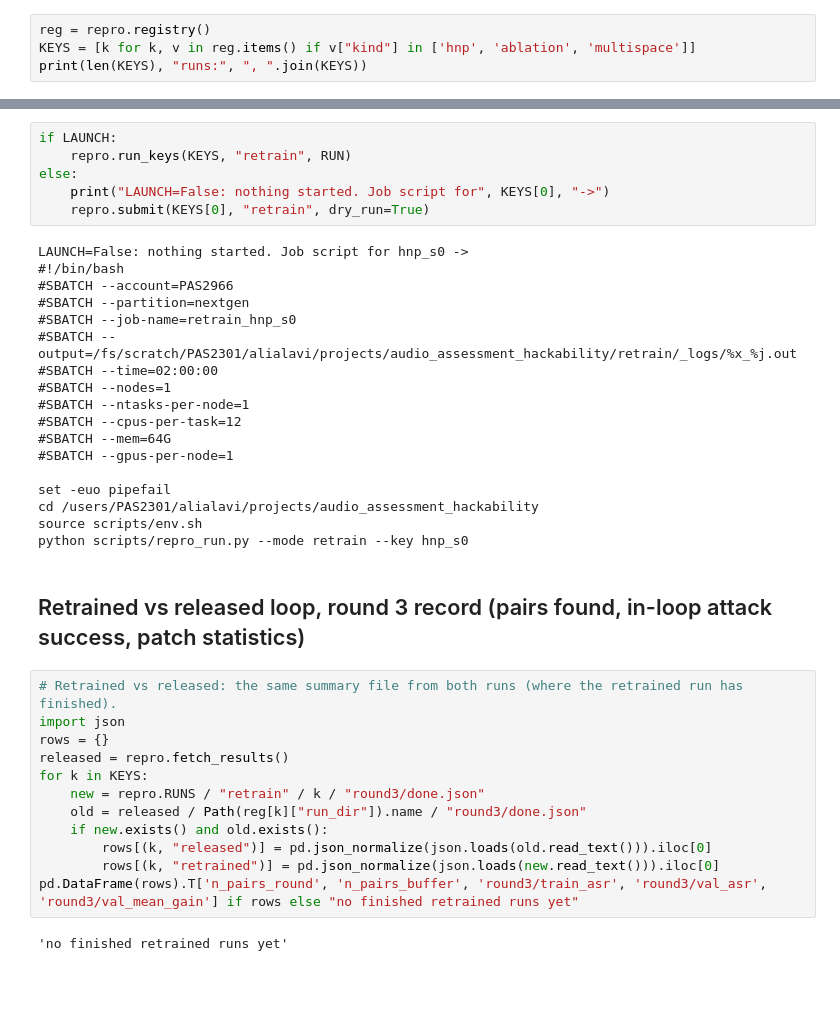
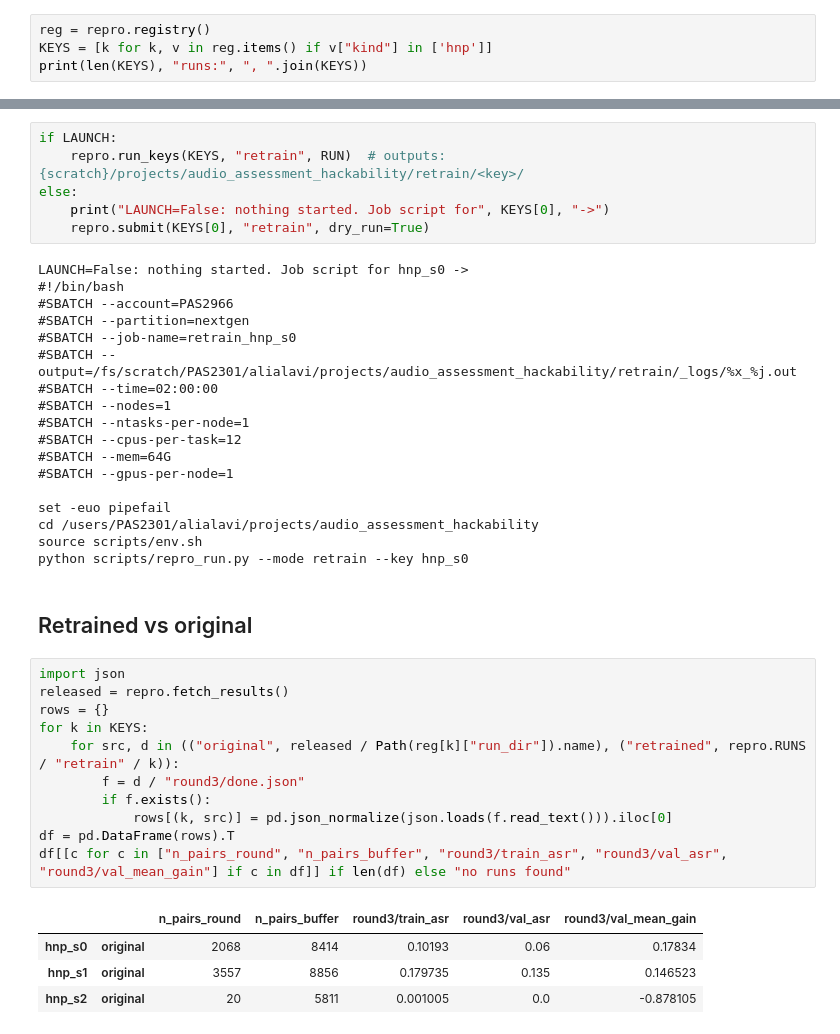
Before and after one commit to saliAlavi/audio_assessment_hackability, a Jupyter notebook: notebooks/training/05_patch_loop.ipynb, the cells around one changed output, grey strips where cells are left out. Cells and saved outputs as stored; diff of their text form; blank space fills up the shorter version.

```diff
--- a/notebooks/11_train_patch_loops.ipynb
+++ b/notebooks/training/05_patch_loop.ipynb
@@ -36,6 +35,6 @@ LAUNCH = os.environ.get("NB_LAUNCH", "0") == "1"
 RUN = os.environ.get("NB_RUN", "slurm")
 # %%
 reg = repro.registry()
-KEYS = [k for k, v in reg.items() if v["kind"] in ['hnp', 'ablation', 'multispace']]
+KEYS = [k for k, v in reg.items() if v["kind"] in ['hnp']]
 print(len(KEYS), "runs:", ", ".join(KEYS))
 # %% [output]
@@ -64,7 +63,7 @@ wandb:
   group: null
 # %%
 if LAUNCH:
-    repro.run_keys(KEYS, "retrain", RUN)
+    repro.run_keys(KEYS, "retrain", RUN)  # outputs: {scratch}/projects/audio_assessment_hackability/retrain/<key>/
 else:
     print("LAUNCH=False: nothing started. Job script for", KEYS[0], "->")
     repro.submit(KEYS[0], "retrain", dry_run=True)
@@ -86,19 +85,21 @@ set -euo pipefail
 cd /users/PAS2301/alialavi/projects/audio_assessment_hackability
 source scripts/env.sh
 python scripts/repro_run.py --mode retrain --key hnp_s0
-# %% [markdown]
-## Retrained vs released loop, round 3 record (pairs found, in-loop attack success, patch statistics)
+# %% [markdown]
+## Retrained vs original
 # %%
-# Retrained vs released: the same summary file from both runs (where the retrained run has finished).
 import json
+released = repro.fetch_results()
 rows = {}
-released = repro.fetch_results()
 for k in KEYS:
-    new = repro.RUNS / "retrain" / k / "round3/done.json"
-    old = released / Path(reg[k]["run_dir"]).name / "round3/done.json"
-    if new.exists() and old.exists():
-        rows[(k, "released")] = pd.json_normalize(json.loads(old.read_text())).iloc[0]
-        rows[(k, "retrained")] = pd.json_normalize(json.loads(new.read_text())).iloc[0]
-pd.DataFrame(rows).T['n_pairs_round', 'n_pairs_buffer', 'round3/train_asr', 'round3/val_asr', 'round3/val_mean_gain'] if rows else "no finished retrained runs yet"
+    for src, d in (("original", released / Path(reg[k]["run_dir"]).name), ("retrained", repro.RUNS / "retrain" / k)):
+        f = d / "round3/done.json"
+        if f.exists():
+            rows[(k, src)] = pd.json_normalize(json.loads(f.read_text())).iloc[0]
+df = pd.DataFrame(rows).T
+df[[c for c in ["n_pairs_round", "n_pairs_buffer", "round3/train_asr", "round3/val_asr", "round3/val_mean_gain"] if c in df]] if len(df) else "no runs found"
 # %% [output]
-'no finished retrained runs yet'
+|  |  | n_pairs_round | n_pairs_buffer | round3/train_asr | round3/val_asr | round3/val_mean_gain |
+| hnp_s0 | original | 2068 | 8414 | 0.10193 | 0.06 | 0.17834 |
+| hnp_s1 | original | 3557 | 8856 | 0.179735 | 0.135 | 0.146523 |
+| hnp_s2 | original | 20 | 5811 | 0.001005 | 0.0 | -0.878105 |
```
Also changed, not shown: parts of 5 cells of this notebook, 41 other files.
